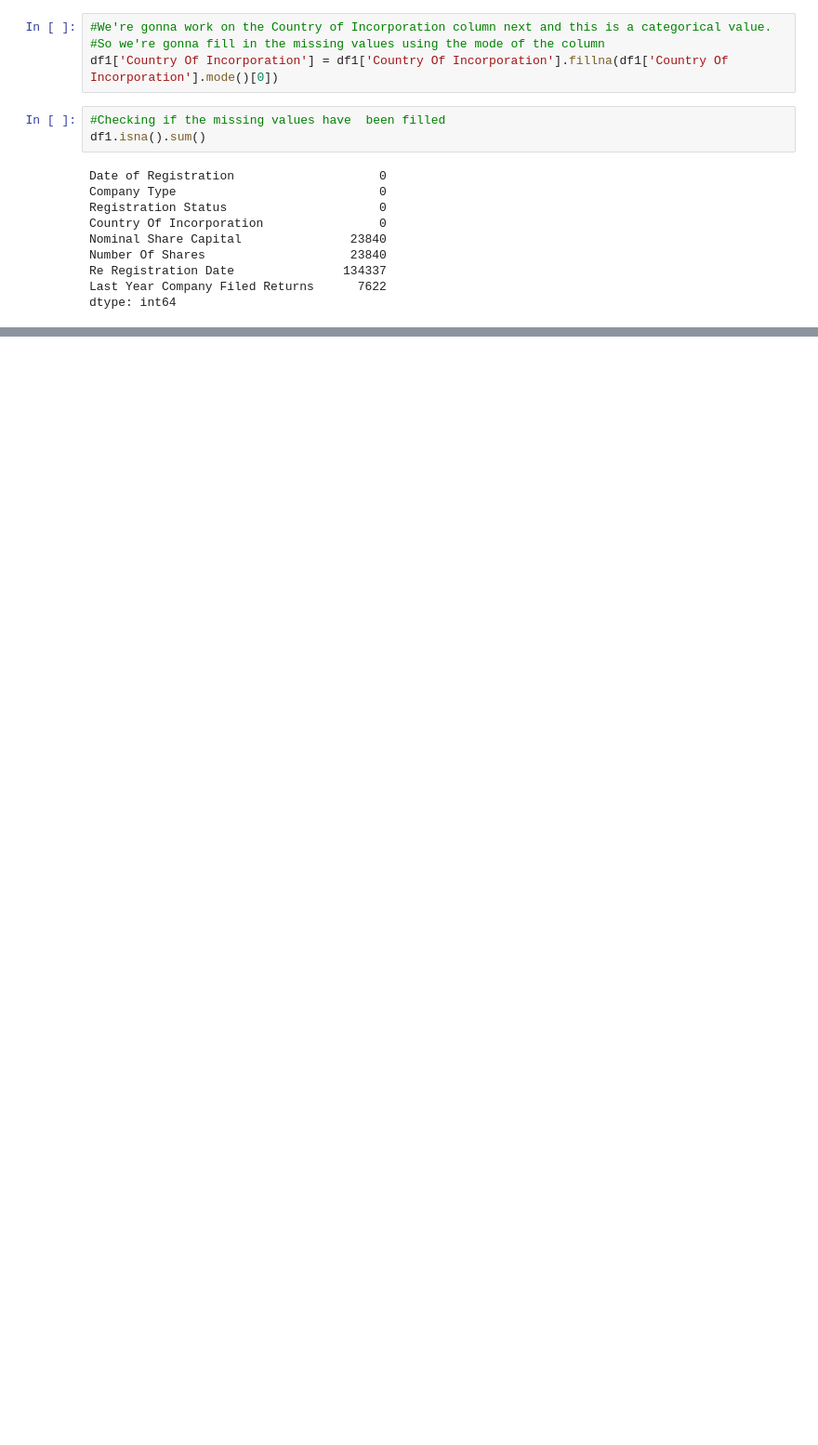
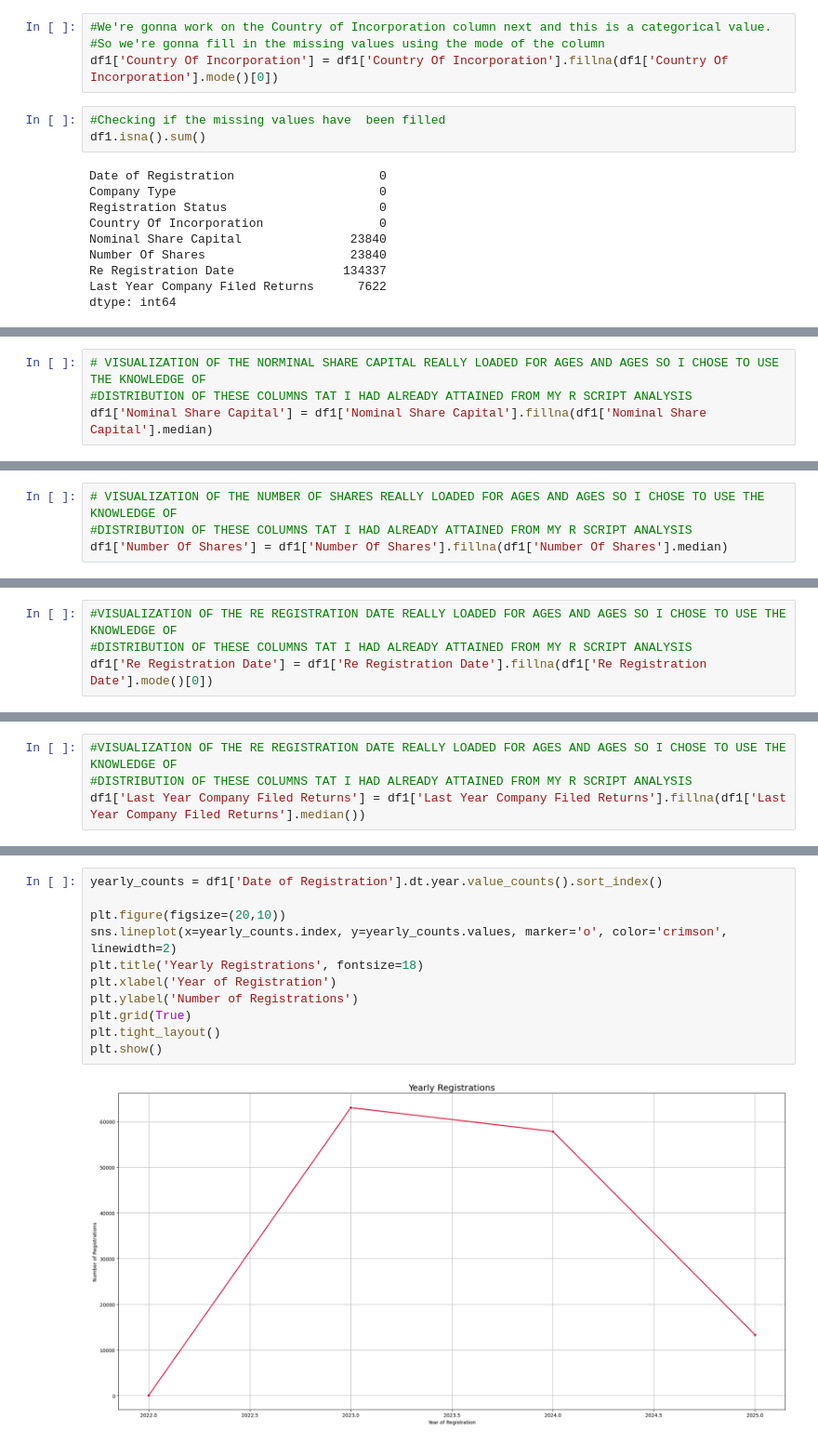
Before and after one commit to RUGOGAMUNOELA/COMPANY-ANALYSIS-PROJECT, a Jupyter notebook: projectanalysis.ipynb, the cells around one changed output, grey strips where cells are left out. Shown at 93% size. Drawn from its saved outputs; the diff is of its cells as text; blank space fills up the shorter version.

Commit message:
Working on the visualization of my insights using jupyter

```diff
--- a/projectanalysis.ipynb
+++ b/projectanalysis.ipynb
@@ -125,0 +121,4 @@ plt.show()
+# %%
+# VISUALIZATION OF THE NORMINAL SHARE CAPITAL REALLY LOADED FOR AGES AND AGES SO I CHOSE TO USE THE KNOWLEDGE OF
+#DISTRIBUTION OF THESE COLUMNS TAT I HAD ALREADY ATTAINED FROM MY R SCRIPT ANALYSIS
+df1['Nominal Share Capital'] = df1['Nominal Share Capital'].fillna(df1['Nominal Share Capital'].median)
@@ -125,0 +138,4 @@ plt.show()
+# %%
+# VISUALIZATION OF THE NUMBER OF SHARES REALLY LOADED FOR AGES AND AGES SO I CHOSE TO USE THE KNOWLEDGE OF
+#DISTRIBUTION OF THESE COLUMNS TAT I HAD ALREADY ATTAINED FROM MY R SCRIPT ANALYSIS
+df1['Number Of Shares'] = df1['Number Of Shares'].fillna(df1['Number Of Shares'].median)
@@ -125,0 +155,4 @@ plt.show()
+# %%
+#VISUALIZATION OF THE RE REGISTRATION DATE REALLY LOADED FOR AGES AND AGES SO I CHOSE TO USE THE KNOWLEDGE OF
+#DISTRIBUTION OF THESE COLUMNS TAT I HAD ALREADY ATTAINED FROM MY R SCRIPT ANALYSIS
+df1['Re Registration Date'] = df1['Re Registration Date'].fillna(df1['Re Registration Date'].mode()[0])
@@ -125,0 +172,4 @@ plt.show()
+# %%
+#VISUALIZATION OF THE RE REGISTRATION DATE REALLY LOADED FOR AGES AND AGES SO I CHOSE TO USE THE KNOWLEDGE OF
+#DISTRIBUTION OF THESE COLUMNS TAT I HAD ALREADY ATTAINED FROM MY R SCRIPT ANALYSIS
+df1['Last Year Company Filed Returns'] = df1['Last Year Company Filed Returns'].fillna(df1['Last Year Company Filed Returns'].median())
@@ -125,0 +206,13 @@ plt.show()
+# %%
+yearly_counts = df1['Date of Registration'].dt.year.value_counts().sort_index()
+
+plt.figure(figsize=(20,10))
+sns.lineplot(x=yearly_counts.index, y=yearly_counts.values, marker='o', color='crimson', linewidth=2)
+plt.title('Yearly Registrations', fontsize=18)
+plt.xlabel('Year of Registration')
+plt.ylabel('Number of Registrations')
+plt.grid(True)
+plt.tight_layout()
+plt.show()
+# %% [output]
+[figure, added]
```
Also changed, not shown: parts of 9 cells of this notebook, 5 other files.
